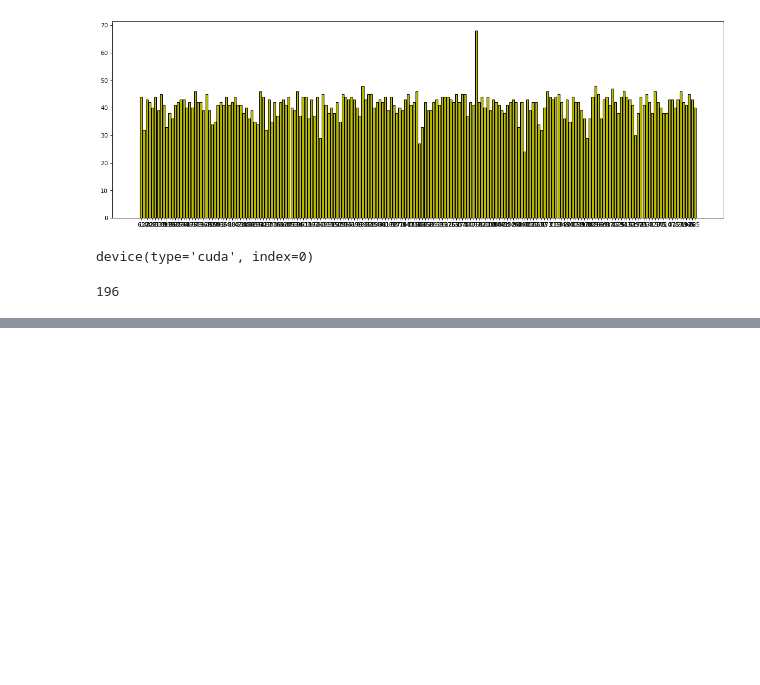
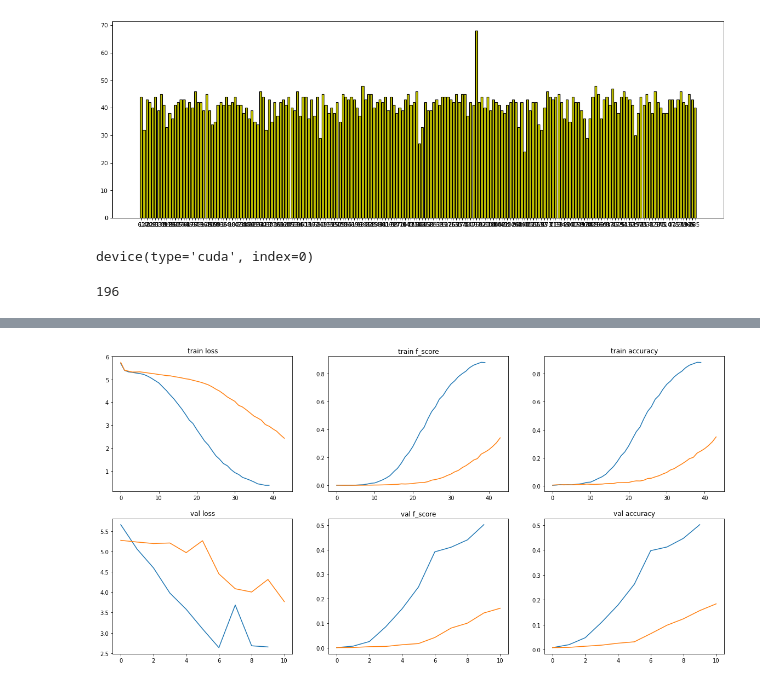
Before and after one commit to proshian/DNN_course, a Jupyter notebook: lab1/pytorch_implementations/resnet-adam-vs-adabound.ipynb, the cells around one changed output, grey strips where cells are left out. Cells and saved outputs as stored; diff of their text form; code cells hidden in the pictures; blank space fills up the shorter version.

```diff
--- a/lab1/pytorch_implementations/resnet-adam-vs-adabound.ipynb
+++ b/lab1/pytorch_implementations/resnet-adam-vs-adabound.ipynb
@@ -588,0 +634,23 @@ val loss: 4.8695, f_score: 0.1680, accuracy: 0.16913319238900634
+# %%
+# Pytorch official implementation + Adabound
+
+torch_resnet101 = resnet101_torch(n_classes).to(device)
+
+adam_torch = torch.optim.Adam(torch_resnet101.parameters(), lr = 0.001)
+
+official_torch_history_Adam = {
+    "train": {
+        "loss": [],
+        "f_score": [],
+        "accuracy": [],
+    },
+    "val": {
+        "loss": [],
+        "f_score": [],
+        "accuracy": [],
+    }
+}
+
+experiment_name = "official_torch_resnet_adam"
+# %%
+train_and_val(torch_resnet101, adam_torch, official_torch_history_Adam, experiment_name, n_train_epoches_in_iter = 4, n_iters = 10)
@@ -588,0 +700,8 @@ val loss: 4.8695, f_score: 0.1680, accuracy: 0.16913319238900634
+# %%
+with open(f'{experiment_name}_history.pickle', 'wb') as f:
+    pickle.dump(official_torch_history_Adam, f)
+
+with open(f'{experiment_name}_history.pickle', 'rb') as f:
+    official_torch_history_Adam = pickle.load(f)
+
+torch.save(adam_torch.state_dict(), f'{experiment_name}_optimizer_state.pickle')
@@ -588,0 +711,4 @@ val loss: 4.8695, f_score: 0.1680, accuracy: 0.16913319238900634
+# %%
+plot_history(official_torch_history_Adam, torch_history_AdaBound)
+# %% [output]
+[figure, added]
```
Also changed, not shown: parts of 47 cells of this notebook, 5 other files.
